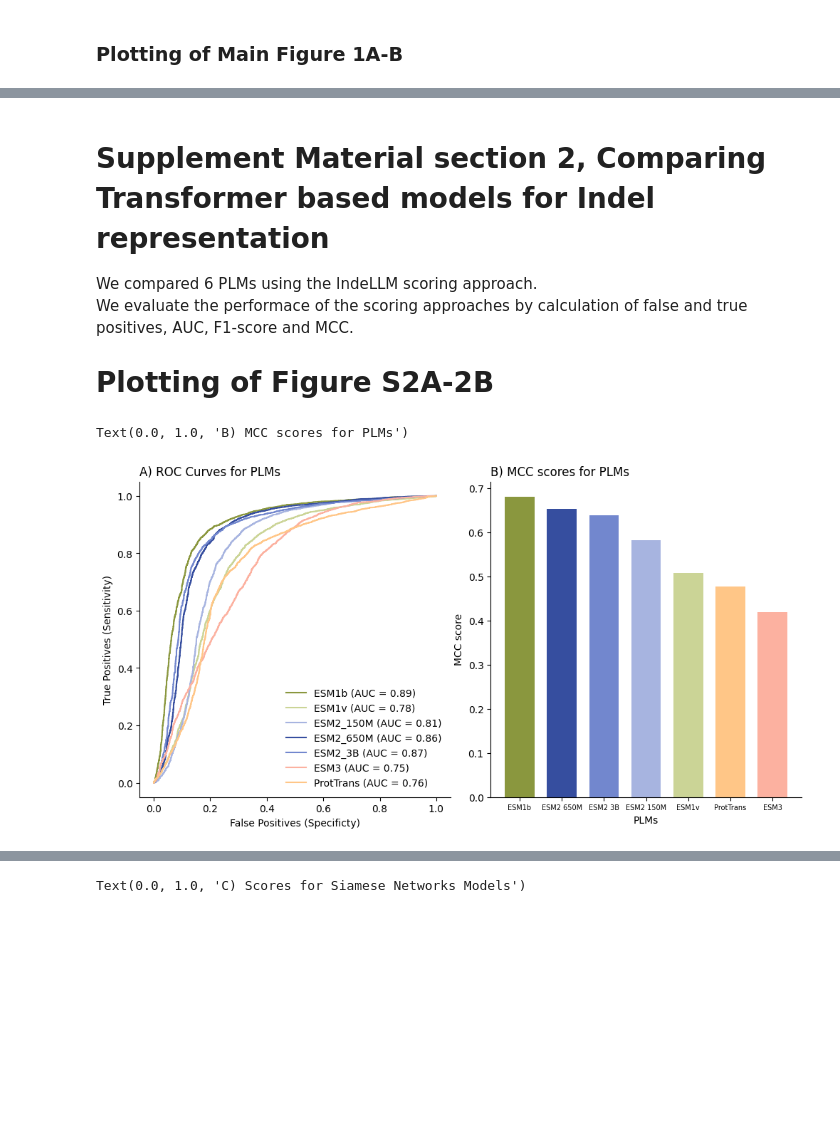
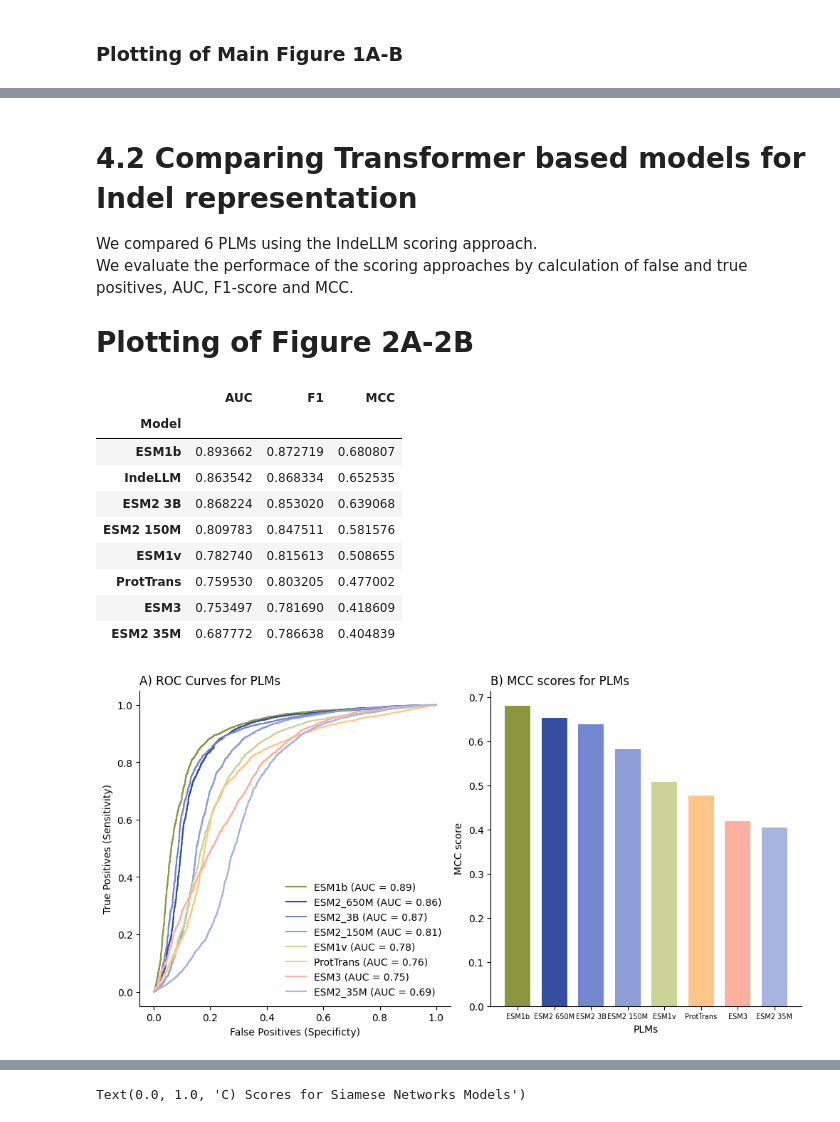
Before and after one commit to OriolGraCar/IndeLLM, a Jupyter notebook: Analysis/Analysis.ipynb, the cells around one changed output, grey strips where cells are left out. Drawn from its saved outputs; the diff is of its cells as text; code cells hidden in the pictures; blank space fills up the shorter version.

```diff
--- a/Analysis/Analysis.ipynb
+++ b/Analysis/Analysis.ipynb
@@ -25,8 +25,11 @@ scoresESM2_3B = pd.read_csv("../Data/scores_ESM2_3B.csv")
 scoresESM2_150M = pd.read_csv("../Data/scores_ESM2_150M.csv")
 scoresESM2_650M = pd.read_csv("../Data/scores_ESM2_650M.csv")
 scoresESM2_650M_masked = pd.read_csv("../Data/scores_ESM2_650M_masked.csv")
+scoresESM2_35M = pd.read_csv("../Data/scores_ESM2_35M.csv")
 scoresESM3 = pd.read_csv("../Data/scores_ESM3.csv")
 scoresProtTrans = pd.read_csv("../Data/scores_ProtBert.csv")
+log_scoresESM2_650M = pd.read_csv("../Data/log_scores_ESM2_650M.csv")
+
 
 #Import siamese model scores
 siamese_m4_train = pd.read_csv("siamese_m4_train.csv")
@@ -111,9 +172,9 @@ Text(0.0, 1.0, 'B) MCC scores for ESM2 650M Scoring methods')
 # %% [markdown]
-# Supplement Material section 2, Comparing Transformer based models for Indel representation
+# 4.2 Comparing Transformer based models for Indel representation
 We compared 6 PLMs using the IndeLLM scoring approach.
 We evaluate the performace of the scoring approaches by calculation of false and true positives, AUC, F1-score and MCC.
 
-# Plotting of Figure S2A-2B
+# Plotting of Figure 2A-2B
 # %%
 scoresESM1b['dif_IndeLLM'] = scoresESM1b['IndeLLM_mut'] - scoresESM1b['IndeLLM_wt']
 scoresESM1v['dif_IndeLLM'] = scoresESM1v['IndeLLM_mut'] - scoresESM1v['IndeLLM_wt']
@@ -121,6 +182,7 @@ scoresESM2_3B['dif_IndeLLM'] = scoresESM2_3B['IndeLLM_mut'] - scoresESM2_3B['Ind
 scoresESM2_150M['dif_IndeLLM'] = scoresESM2_150M['IndeLLM_mut'] - scoresESM2_150M['IndeLLM_wt']
 scoresESM3['dif_IndeLLM'] = scoresESM3['IndeLLM_mut'] - scoresESM3['IndeLLM_wt']
 scoresProtTrans['dif_IndeLLM'] = scoresProtTrans['IndeLLM_mut'] - scoresProtTrans['IndeLLM_wt']
+scoresESM2_35M['dif_IndeLLM'] = scoresESM2_35M['IndeLLM_mut'] - scoresESM2_35M['IndeLLM_wt']
 
 fpr_ESM1b_IndeLLM, tpr_ESM1b_IndeLLM, thersholds_ESM1b_IndeLLM = metrics.roc_curve(alldata['label'].values, scoresESM1b['dif_IndeLLM'].values, pos_label=0)
 fpr_ESM1v_IndeLLM, tpr_ESM1v_IndeLLM, thersholds_ESM1v_IndeLLM = metrics.roc_curve(alldata['label'].values, scoresESM1v['dif_IndeLLM'].values, pos_label=0)
@@ -128,53 +190,65 @@ fpr_ESM23b_IndeLLM, tpr_ESM23b_IndeLLM, thersholds_ESM23b_IndeLLM = metrics.roc_
 fpr_ESM2150M_IndeLLM, tpr_ESM2150M_IndeLLM, thersholds_ESM2150M_IndeLLM = metrics.roc_curve(alldata['label'].values, scoresESM2_150M['dif_IndeLLM'].values, pos_label=0)
 fpr_ESM3_IndeLLM, tpr_ESM3_IndeLLM, thersholds_ESM3_IndeLLM = metrics.roc_curve(alldata['label'].values, scoresESM3['dif_IndeLLM'].values, pos_label=0)
 fpr_ProtTrans_IndeLLM, tpr_ProtTrans_IndeLLM, thersholds_ProtTrans_IndeLLM = metrics.roc_curve(alldata['label'].values, scoresProtTrans['dif_IndeLLM'].values, pos_label=0)
+fpr_ESM235M_IndeLLM, tpr_ESM235M_IndeLLM, thersholds_ESM235M_IndeLLM = metrics.roc_curve(alldata['label'].values, scoresESM2_35M['dif_IndeLLM'].values, pos_label=0)
 
-PLMs = ['ESM1b', 'ESM1v', 'ESM2 3B', 'ESM2 150M', 'ESM3', 'ProtTrans']
+PLMs = ['ESM1b', 'ESM1v', 'ESM2 3B', 'ESM2 150M', 'ESM2 35M', 'ESM3', 'ProtTrans']
 
 metrics_df_filtered_plms = pd.concat([metrics_df.loc[PLMs, :], metrics_df_filtered_scores.loc[['IndeLLM']]], axis=0)
 metrics_df_filtered_plms = metrics_df_filtered_plms.sort_values(by='MCC', ascending=False)
 
 colors = {
-    'ESM2 150M': '#a7b4e0',
+    'ESM2 150M': '#8d9dd7',
     'IndeLLM': '#364e9f',
     'ESM2 3B': '#7287ce',
     'ESM3': '#FCB1A0',
     'ProtTrans': '#FFC687',
     'ESM1b': '#8a973e',
-    'ESM1v': '#CBD496'
+    'ESM1v': '#CBD496',
+    'ESM2 35M': '#a7b4e0',
 }
 
 n_methods = len(colors)
 bar_width = 0.7
 r1 = np.arange(n_methods)
 
 f, axes = plt.subplots(1,2)
 f.set_figheight(5)
 f.set_figwidth(10)
 f.tight_layout(pad=1)
 
 axes[0].plot(fpr_ESM1b_IndeLLM, tpr_ESM1b_IndeLLM, label = "ESM1b (AUC = "+str(round(metrics_df_filtered_plms.loc['ESM1b', 'AUC'],2))+")", color = "#8a973e")
-axes[0].plot(fpr_ESM1v_IndeLLM, tpr_ESM1v_IndeLLM, label = "ESM1v (AUC = "+str(round(metrics_df_filtered_plms.loc['ESM1v', 'AUC'],2))+")", color = "#CBD496")
-axes[0].plot(fpr_ESM2150M_IndeLLM, tpr_ESM2150M_IndeLLM, label = "ESM2_150M (AUC = "+str(round(metrics_df_filtered_plms.loc['ESM2 150M', 'AUC'],2))+")", color = "#a7b4e0")
 axes[0].plot(fpr_ESM2650M_IndeLLM, tpr_ESM2650M_IndeLLM, label = "ESM2_650M (AUC = "+str(round(metrics_df_filtered_scores.loc['IndeLLM', 'AUC'],2))+")", color = "#364e9f")
 axes[0].plot(fpr_ESM23b_IndeLLM, tpr_ESM23b_IndeLLM, label = "ESM2_3B (AUC = "+str(round(metrics_df_filtered_plms.loc['ESM2 3B', 'AUC'],2))+")", color = "#7287ce")
+axes[0].plot(fpr_ESM2150M_IndeLLM, tpr_ESM2150M_IndeLLM, label = "ESM2_150M (AUC = "+str(round(metrics_df_filtered_plms.loc['ESM2 150M', 'AUC'],2))+")", color = "#8d9dd7")
+axes[0].plot(fpr_ESM1v_IndeLLM, tpr_ESM1v_IndeLLM, label = "ESM1v (AUC = "+str(round(metrics_df_filtered_plms.loc['ESM1v', 'AUC'],2))+")", color = "#CBD496")
+axes[0].plot(fpr_ProtTrans_IndeLLM, tpr_ProtTrans_IndeLLM, label = "ProtTrans (AUC = "+str(round(metrics_df_filtered_plms.loc['ProtTrans', 'AUC'],2))+")", color = "#FFC687")
 axes[0].plot(fpr_ESM3_IndeLLM, tpr_ESM3_IndeLLM, label = "ESM3 (AUC = "+str(round(metrics_df_filtered_plms.loc['ESM3', 'AUC'],2))+")", color = "#FCB1A0")
-axes[0].plot(fpr_ProtTrans_IndeLLM, tpr_ProtTrans_IndeLLM, label = "ProtTrans (AUC = "+str(round(metrics_df_filtered_plms.loc['ProtTrans', 'AUC'],2))+")", color = "#FFC687")
+axes[0].plot(fpr_ESM235M_IndeLLM, tpr_ESM235M_IndeLLM, label = "ESM2_35M (AUC = "+str(round(metrics_df_filtered_plms.loc['ESM2 35M', 'AUC'],2))+")", color = "#a7b4e0")
 axes[0].set_xlabel('False Positives (Specificty)')
 axes[0].set_ylabel('True Positives (Sensitivity)')
 axes[0].set_title("A) ROC Curves for PLMs", loc = 'left')
 axes[0].legend(loc = 'best', frameon=False)
 axes[0].spines['top'].set_visible(False)
 axes[0].spines['right'].set_visible(False)
 axes[1].bar(r1, metrics_df_filtered_plms['MCC'], color=[colors[score] for score in metrics_df_filtered_plms.index], width=bar_width)
 axes[1].set_ylabel('MCC score')
 axes[1].set_xlabel('PLMs')
-axes[1].set_xticks(r1, ['ESM1b', 'ESM2 650M', 'ESM2 3B', 'ESM2 150M', 'ESM1v', 'ProtTrans', 'ESM3'], fontsize = 7)
+axes[1].set_xticks(r1, ['ESM1b', 'ESM2 650M', 'ESM2 3B', 'ESM2 150M', 'ESM1v', 'ProtTrans', 'ESM3', 'ESM2 35M'], fontsize = 7)
 axes[1].legend(fontsize = 8, frameon=False)
 axes[1].spines['top'].set_visible(False)
 axes[1].spines['right'].set_visible(False)
 axes[1].set_title('B) MCC scores for PLMs', loc = 'left')
 # %% [output]
-Text(0.0, 1.0, 'B) MCC scores for PLMs')
+|  | AUC | F1 | MCC |
+| Model |  |  |  |
+| ESM1b | 0.893662 | 0.872719 | 0.680807 |
+| IndeLLM | 0.863542 | 0.868334 | 0.652535 |
+| ESM2 3B | 0.868224 | 0.853020 | 0.639068 |
+| ESM2 150M | 0.809783 | 0.847511 | 0.581576 |
+| ESM1v | 0.782740 | 0.815613 | 0.508655 |
+| ProtTrans | 0.759530 | 0.803205 | 0.477002 |
+| ESM3 | 0.753497 | 0.781690 | 0.418609 |
+| ESM2 35M | 0.687772 | 0.786638 | 0.404839 |
-[figure, old version]
+[figure, new version]
 # %% [markdown]
```
Also changed, not shown: parts of 15 cells of this notebook, 1 other file.
